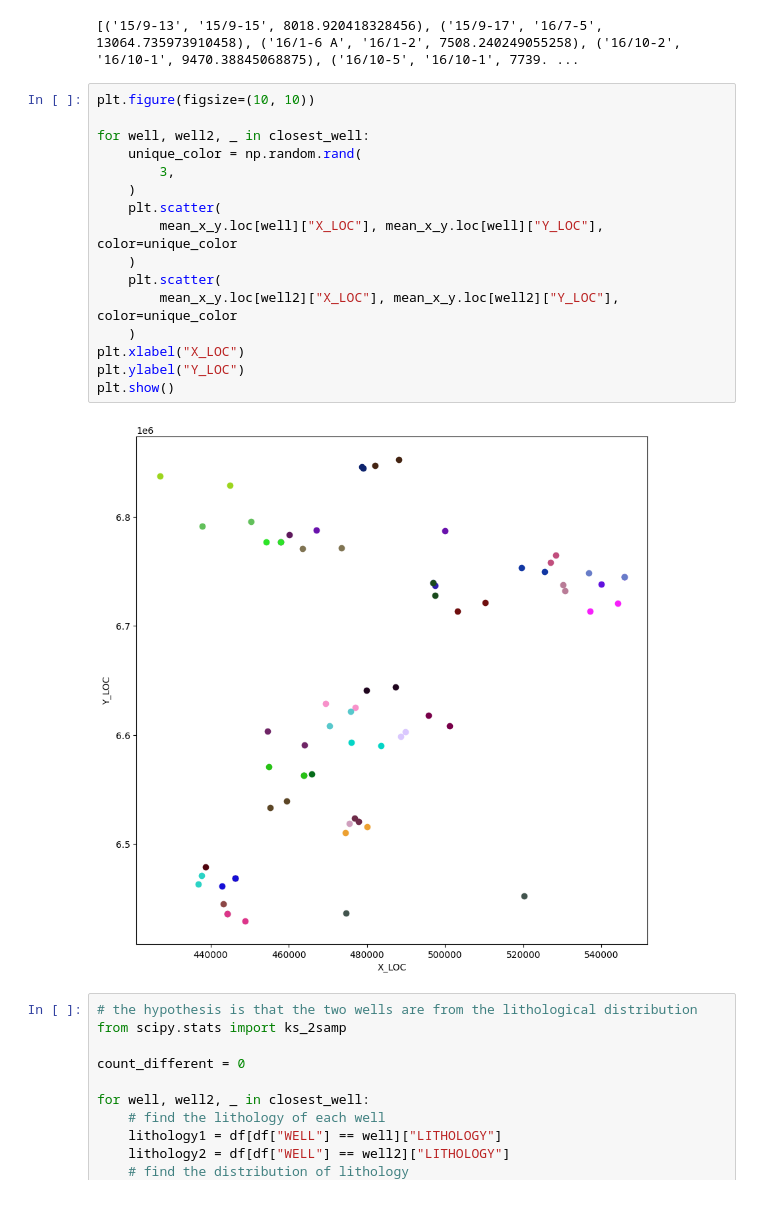
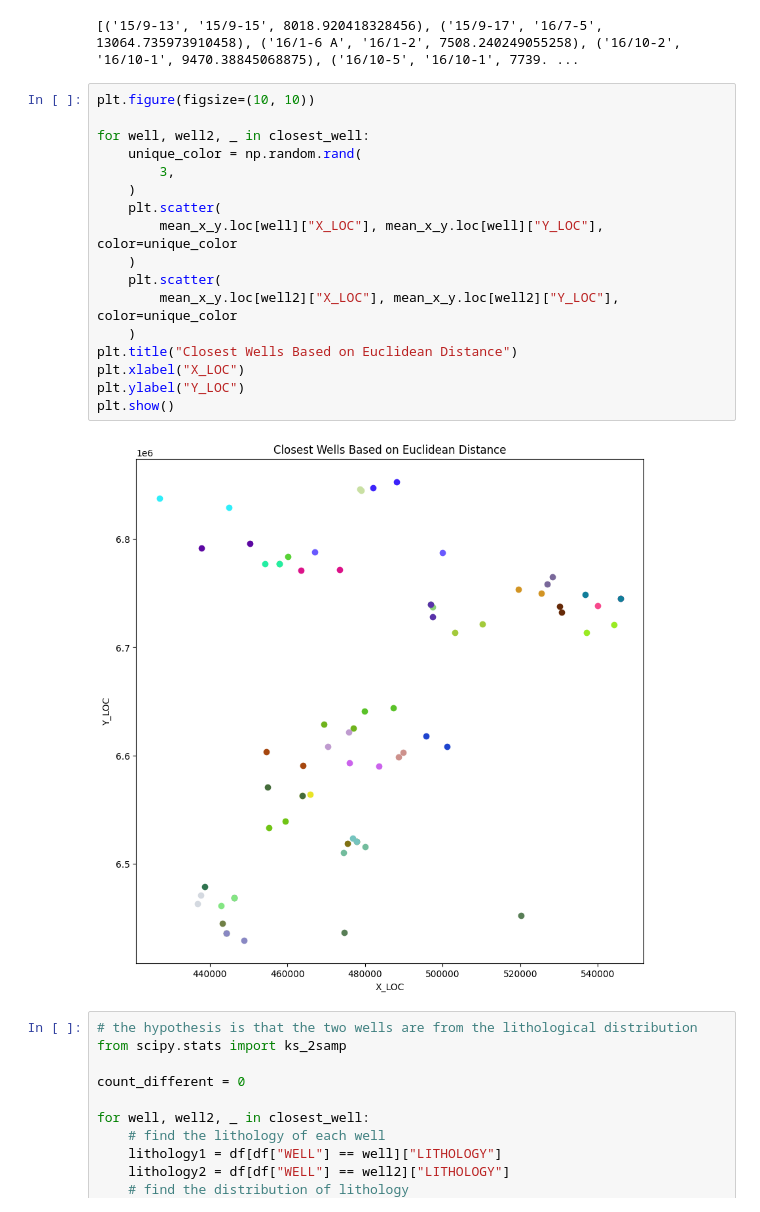
Before and after one commit to PeterAyad/Wireline-Log-Analysis, a Jupyter notebook: Q8.ipynb, the cells around one changed output. Saved outputs shown, nothing was run; the diff lists cells and outputs as text.

```diff
--- a/Q8.ipynb
+++ b/Q8.ipynb
@@ -45,21 +45,22 @@ print(closest_well)
 # %%
 plt.figure(figsize=(10, 10))
 
 for well, well2, _ in closest_well:
     unique_color = np.random.rand(
         3,
     )
     plt.scatter(
         mean_x_y.loc[well]["X_LOC"], mean_x_y.loc[well]["Y_LOC"], color=unique_color
     )
     plt.scatter(
         mean_x_y.loc[well2]["X_LOC"], mean_x_y.loc[well2]["Y_LOC"], color=unique_color
     )
+plt.title("Closest Wells Based on Euclidean Distance")
 plt.xlabel("X_LOC")
 plt.ylabel("Y_LOC")
 plt.show()
 # %% [output]
-[figure, old version]
+[figure, new version]
 # %%
 # the hypothesis is that the two wells are from the lithological distribution
 from scipy.stats import ks_2samp
```
Also changed, not shown: 13 other files.
